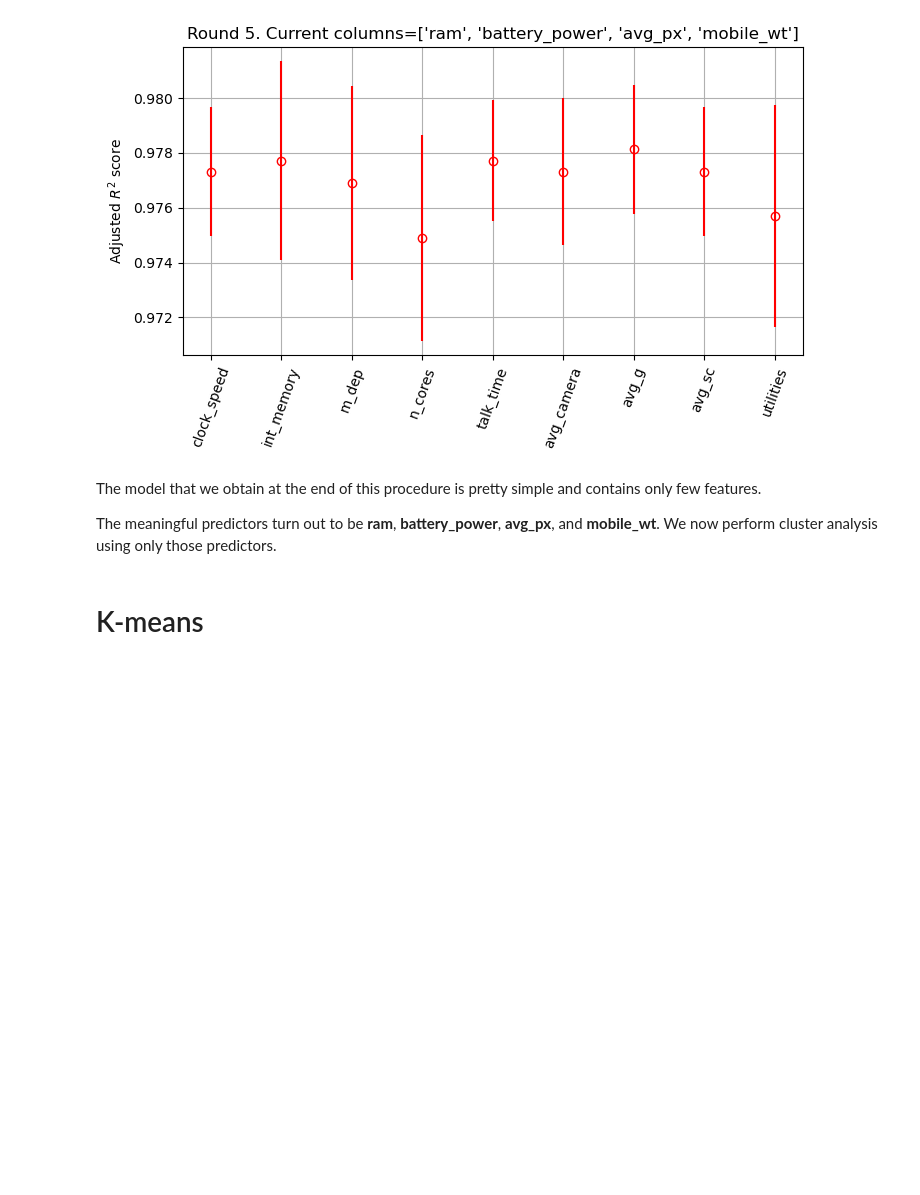
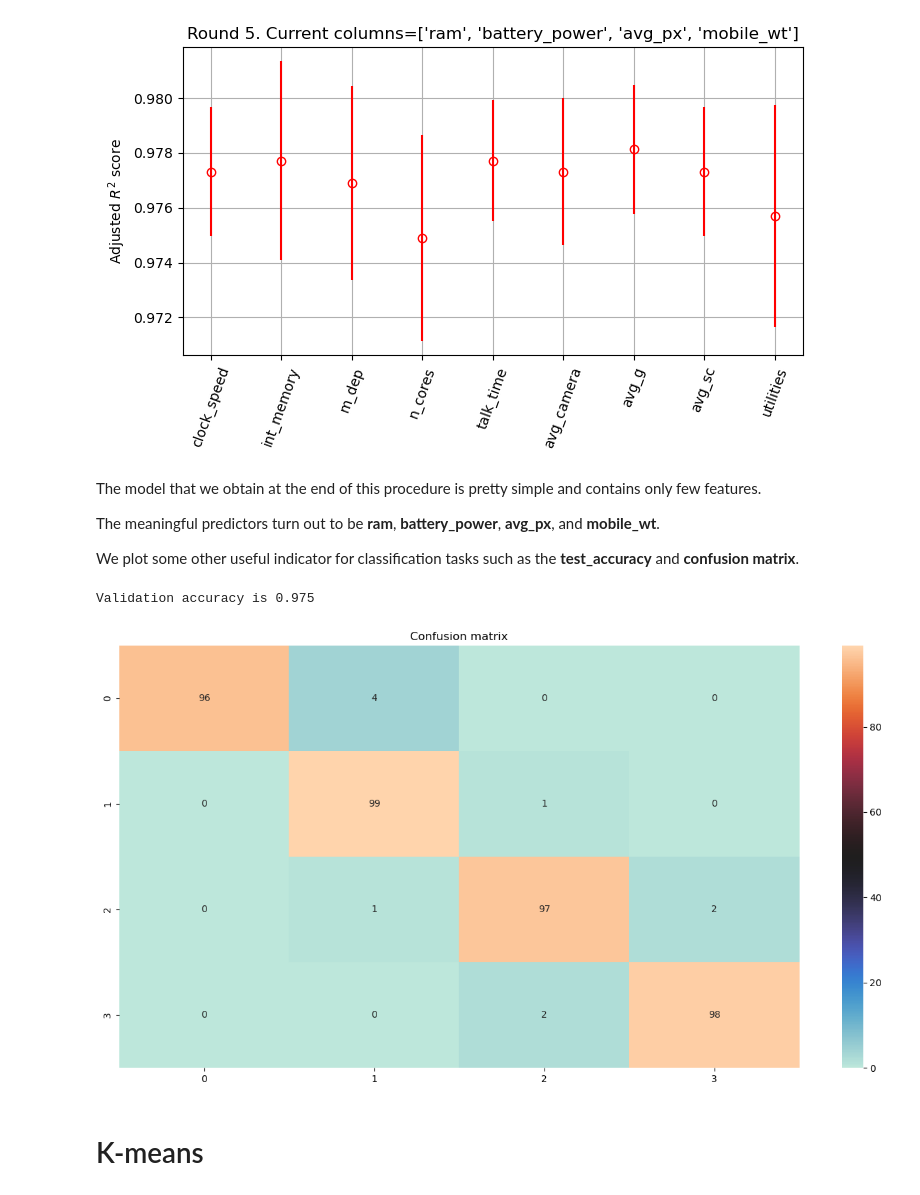
Before and after one commit to alefrajoe/Machine-Learning-projects, a Jupyter notebook: Mobile_phone_notebook.ipynb, the cells around one changed output. Drawn from its saved outputs; the diff is of its cells as text; code cells hidden in the pictures; blank space fills up the shorter version.

```diff
--- a/Mobile_phone_notebook.ipynb
+++ b/Mobile_phone_notebook.ipynb
@@ -341,7 +356,25 @@ The final train score is 0.97818+-0.00151
 # %% [markdown]
 The model that we obtain at the end of this procedure is pretty simple and contains only few features.
 
-The meaningful predictors turn out to be **ram**, **battery_power**, **avg_px**, and **mobile_wt**. We now perform cluster analysis using only those predictors.
+The meaningful predictors turn out to be **ram**, **battery_power**, **avg_px**, and **mobile_wt**.
+
+We plot some other useful indicator for classification tasks such as the **test_accuracy** and **confusion matrix**.
+# %%
+from sklearn.metrics import confusion_matrix
+
+# here it is the model trained on the columns selected
+model = LogisticRegression()
+model.fit(list_df[0][0][SELECTED_COLUMNS], y_train[0])
+
+# print confusion matrix
+fig = plt.figure(figsize=(16, 8))
+plt.title(f"Confusion matrix")
+sns.heatmap(confusion_matrix(y_val[0], model.predict(list_df[0][1][SELECTED_COLUMNS])), annot=True, cmap=sns.color_palette("icefire", as_cmap=True))
+
+print(f"Validation accuracy is {accuracy_score(y_val[0], model.predict(list_df[0][1][SELECTED_COLUMNS]))}")
+# %% [output]
+Validation accuracy is 0.975
+[figure, added]
 # %% [markdown]
 # K-means
 # %%
```
Also changed, not shown: parts of 6 cells of this notebook.
